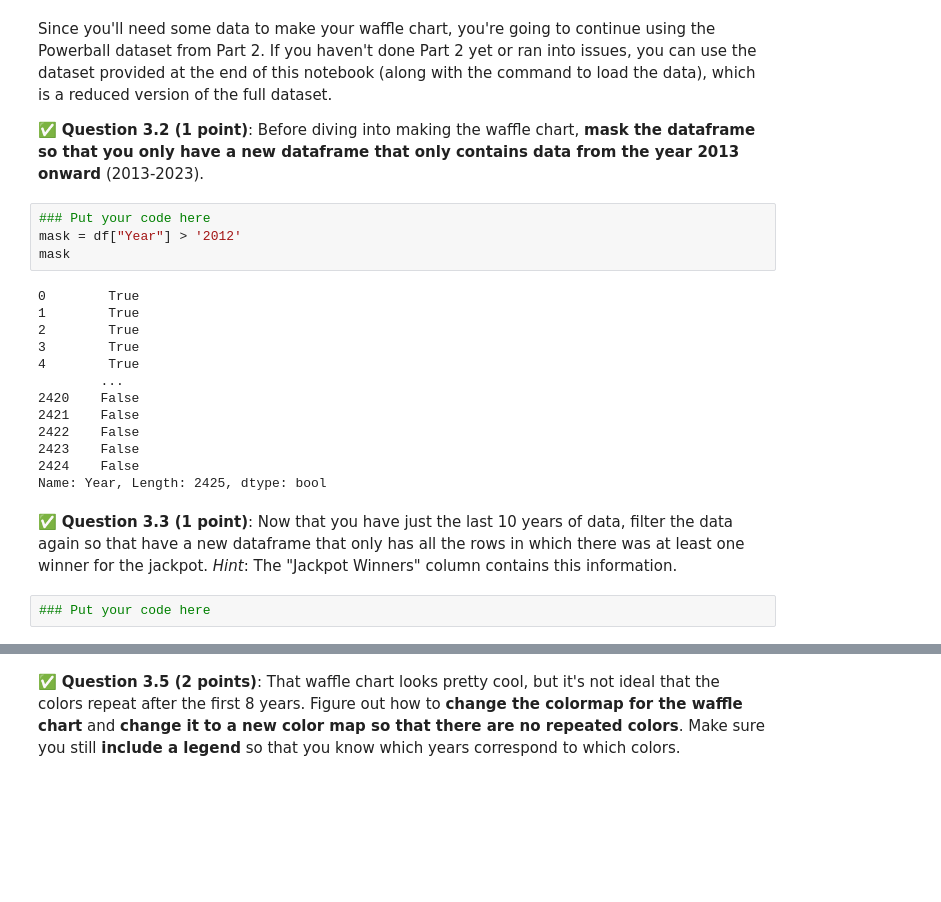
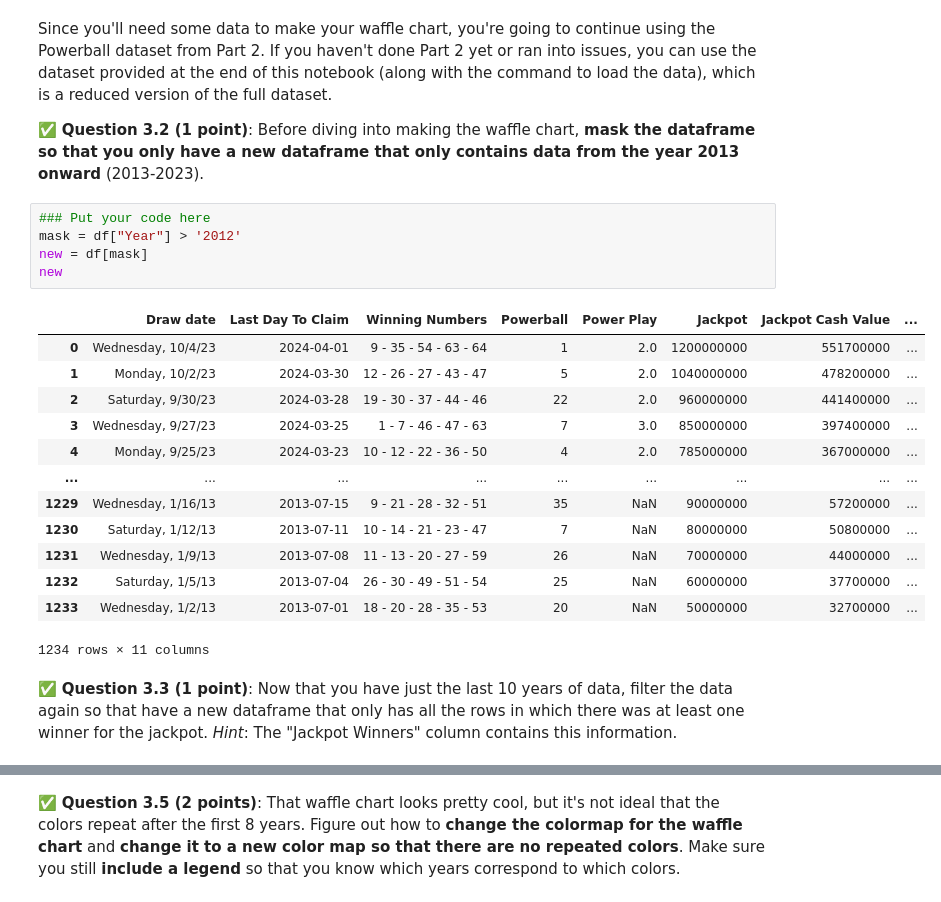
Before and after one commit to Colino03/CMSE202-f23-turnin, a Jupyter notebook: Midterm/CMSE202-Midterm-Section001-STUDENT.ipynb, the cells around one changed output, grey strips where cells are left out. Saved outputs shown, nothing was run; the diff lists cells and outputs as text; blank space fills up the shorter version.

```diff
--- a/Midterm/CMSE202-Midterm-Section001-STUDENT.ipynb
+++ b/Midterm/CMSE202-Midterm-Section001-STUDENT.ipynb
@@ -222,21 +222,21 @@ Since you'll need some data to make your waffle chart, you're going to continue
 # %%
 ### Put your code here
 mask = df["Year"] > '2012'
-mask
+new = df[mask]
+new
 # %% [output]
+|  | Draw date | Last Day To Claim | Winning Numbers | Powerball | Power Play | Jackpot | Jackpot Cash Value | ... |
+| 0 | Wednesday, 10/4/23 | 2024-04-01 | 9 - 35 - 54 - 63 - 64 | 1 | 2.0 | 1200000000 | 551700000 | ... |
+| 1 | Monday, 10/2/23 | 2024-03-30 | 12 - 26 - 27 - 43 - 47 | 5 | 2.0 | 1040000000 | 478200000 | ... |
+| 2 | Saturday, 9/30/23 | 2024-03-28 | 19 - 30 - 37 - 44 - 46 | 22 | 2.0 | 960000000 | 441400000 | ... |
+| 3 | Wednesday, 9/27/23 | 2024-03-25 | 1 - 7 - 46 - 47 - 63 | 7 | 3.0 | 850000000 | 397400000 | ... |
+| 4 | Monday, 9/25/23 | 2024-03-23 | 10 - 12 - 22 - 36 - 50 | 4 | 2.0 | 785000000 | 367000000 | ... |
+| ... | ... | ... | ... | ... | ... | ... | ... | ... |
+| 1229 | Wednesday, 1/16/13 | 2013-07-15 | 9 - 21 - 28 - 32 - 51 | 35 | NaN | 90000000 | 57200000 | ... |
+| 1230 | Saturday, 1/12/13 | 2013-07-11 | 10 - 14 - 21 - 23 - 47 | 7 | NaN | 80000000 | 50800000 | ... |
+| 1231 | Wednesday, 1/9/13 | 2013-07-08 | 11 - 13 - 20 - 27 - 59 | 26 | NaN | 70000000 | 44000000 | ... |
+| 1232 | Saturday, 1/5/13 | 2013-07-04 | 26 - 30 - 49 - 51 - 54 | 25 | NaN | 60000000 | 37700000 | ... |
+| 1233 | Wednesday, 1/2/13 | 2013-07-01 | 18 - 20 - 28 - 35 - 53 | 20 | NaN | 50000000 | 32700000 | ... |
-0        True
-1        True
-2        True
-3        True
-4        True
-        ...
-2420    False
-2421    False
-2422    False
-2423    False
-2424    False
-Name: Year, Length: 2425, dtype: bool
+1234 rows × 11 columns
 # %% [markdown]
 &#9989; **Question 3.3 (1 point)**: Now that you have just the last 10 years of data, filter the data again so that have a new dataframe that only has all the rows in which there was at least one winner for the jackpot. *Hint*: The "Jackpot Winners" column contains this information.
-# %%
-### Put your code here
```
Also changed, not shown: parts of 6 cells of this notebook.
